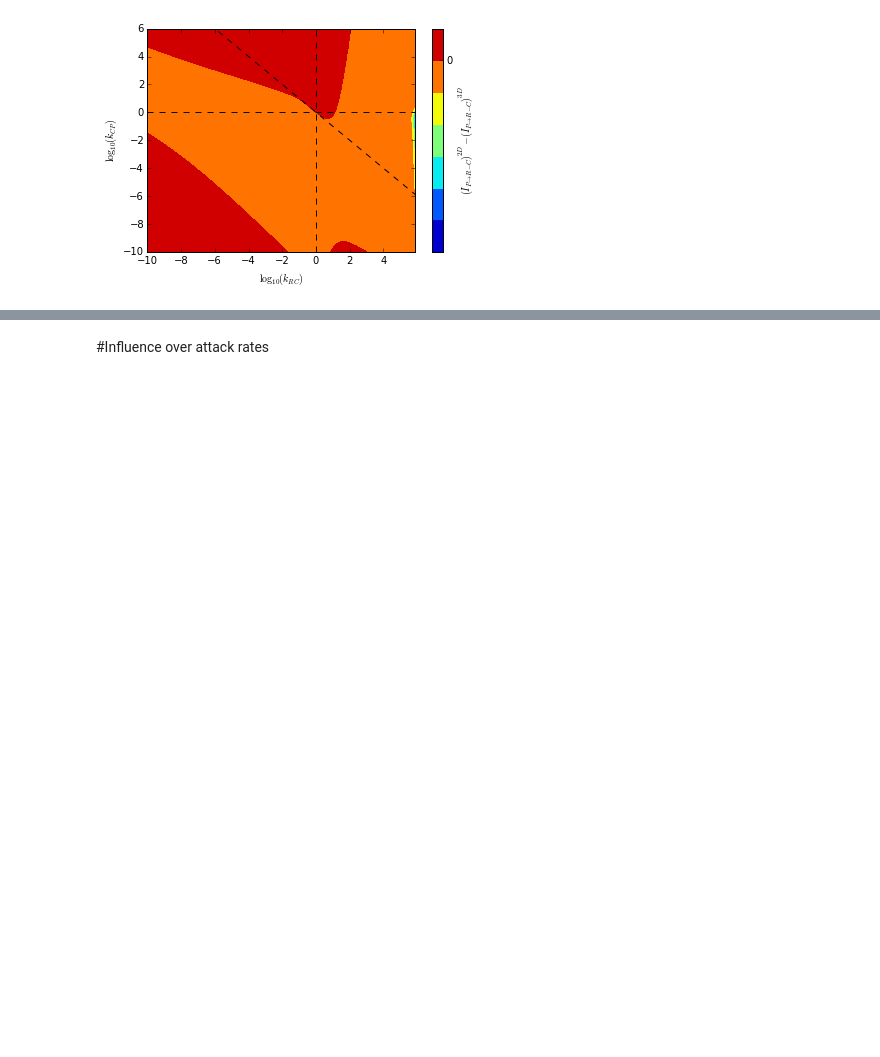
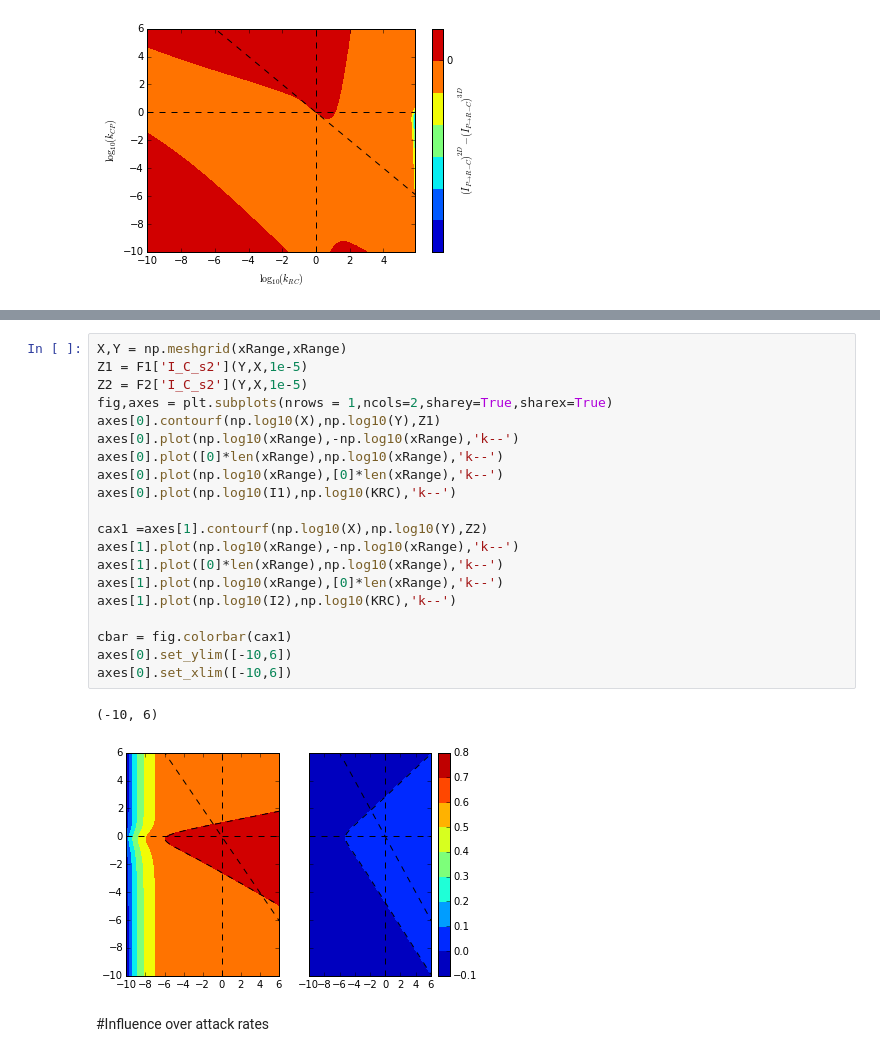
Before and after one commit to Carlos16/Tesis-IGP, a Jupyter notebook: code/Theory/sizeRatioInfluence.ipynb, the cells around one changed output, grey strips where cells are left out. Cells and saved outputs as stored; diff of their text form; blank space fills up the shorter version.

```diff
--- a/code/Theory/sizeRatioInfluence.ipynb
+++ b/code/Theory/sizeRatioInfluence.ipynb
@@ -222,3 +248,26 @@ axes[0].set_ylim([-10,6])
+# %%
+X,Y = np.meshgrid(xRange,xRange)
+Z1 = F1['I_C_s2'](Y,X,1e-5)
+Z2 = F2['I_C_s2'](Y,X,1e-5)
+fig,axes = plt.subplots(nrows = 1,ncols=2,sharey=True,sharex=True)
+axes[0].contourf(np.log10(X),np.log10(Y),Z1)
+axes[0].plot(np.log10(xRange),-np.log10(xRange),'k--')
+axes[0].plot([0]*len(xRange),np.log10(xRange),'k--')
+axes[0].plot(np.log10(xRange),[0]*len(xRange),'k--')
+axes[0].plot(np.log10(I1),np.log10(KRC),'k--')
+
+cax1 =axes[1].contourf(np.log10(X),np.log10(Y),Z2)
+axes[1].plot(np.log10(xRange),-np.log10(xRange),'k--')
+axes[1].plot([0]*len(xRange),np.log10(xRange),'k--')
+axes[1].plot(np.log10(xRange),[0]*len(xRange),'k--')
+axes[1].plot(np.log10(I2),np.log10(KRC),'k--')
+
+cbar = fig.colorbar(cax1)
+axes[0].set_ylim([-10,6])
+axes[0].set_xlim([-10,6])
+# %% [output]
+(-10, 6)
+[figure, added]
 # %% [markdown]
 #Influence over attack rates
 # %% [markdown]
```
Also changed, not shown: parts of 2 cells of this notebook, 28 other files.
